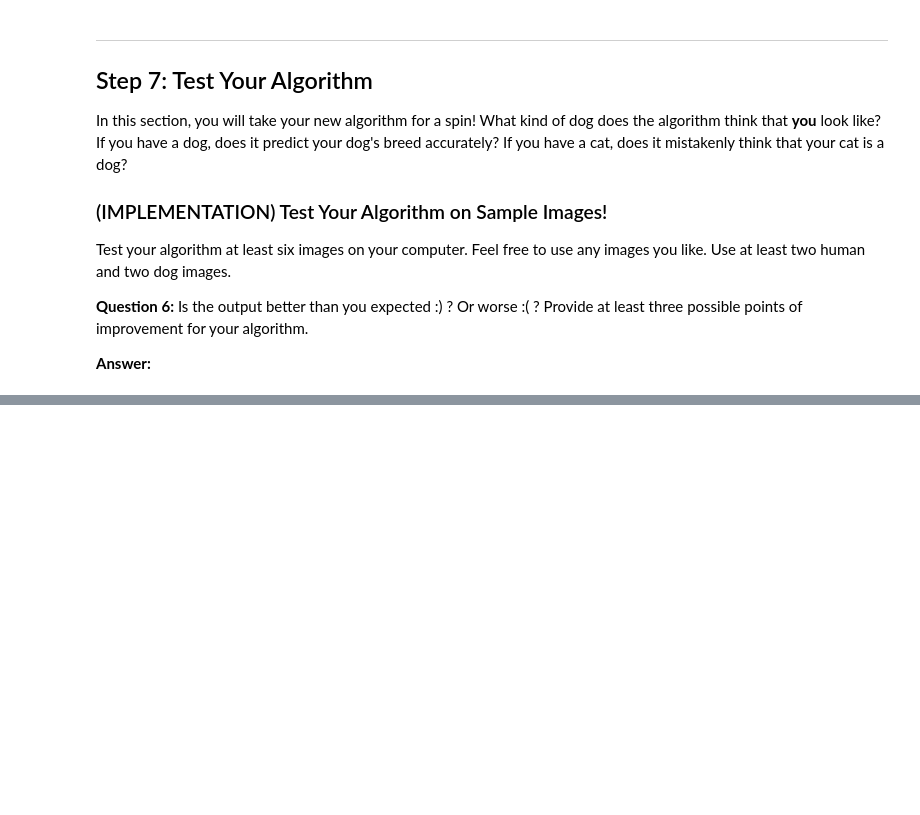
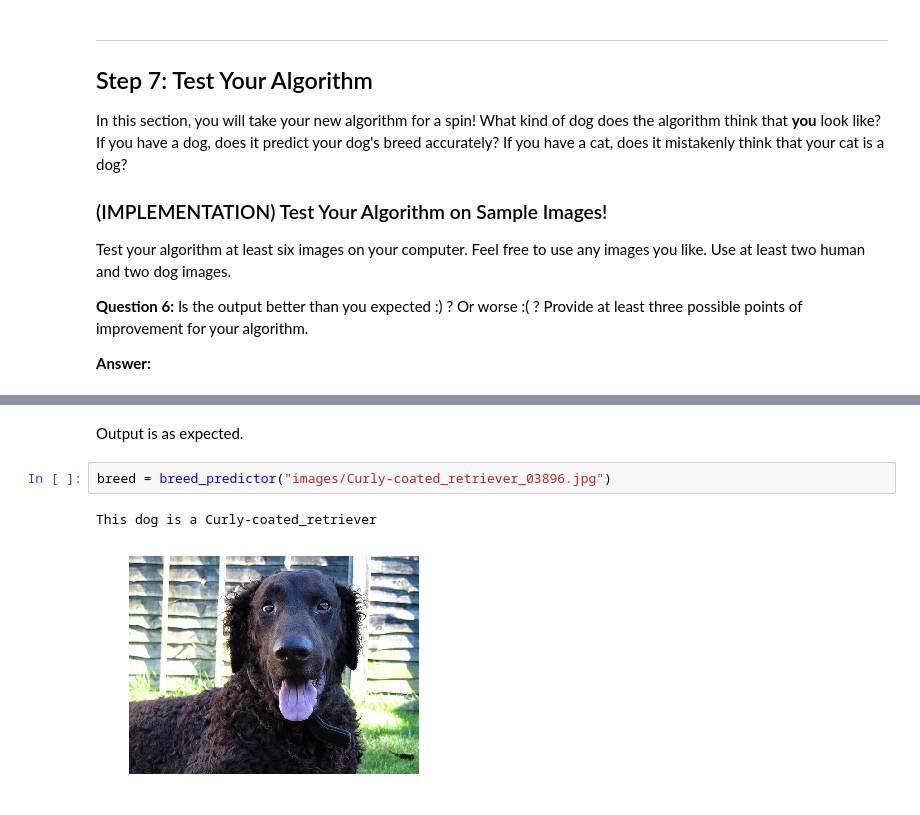
Before and after one commit to lucacerone/dog-project, a Jupyter notebook: dog_app.ipynb, the cells around one changed output, grey strips where cells are left out. Cells and saved outputs as stored; diff of their text form; blank space fills up the shorter version.

```diff
--- a/dog_app.ipynb
+++ b/dog_app.ipynb
@@ -639,0 +774,7 @@ __Answer:__
+# %% [markdown]
+Output is as expected.
+# %%
+breed = breed_predictor("images/Curly-coated_retriever_03896.jpg")
+# %% [output]
+This dog is a Curly-coated_retriever
+[figure, added]
```
Also changed, not shown: parts of 37 cells of this notebook, 7 other files.
